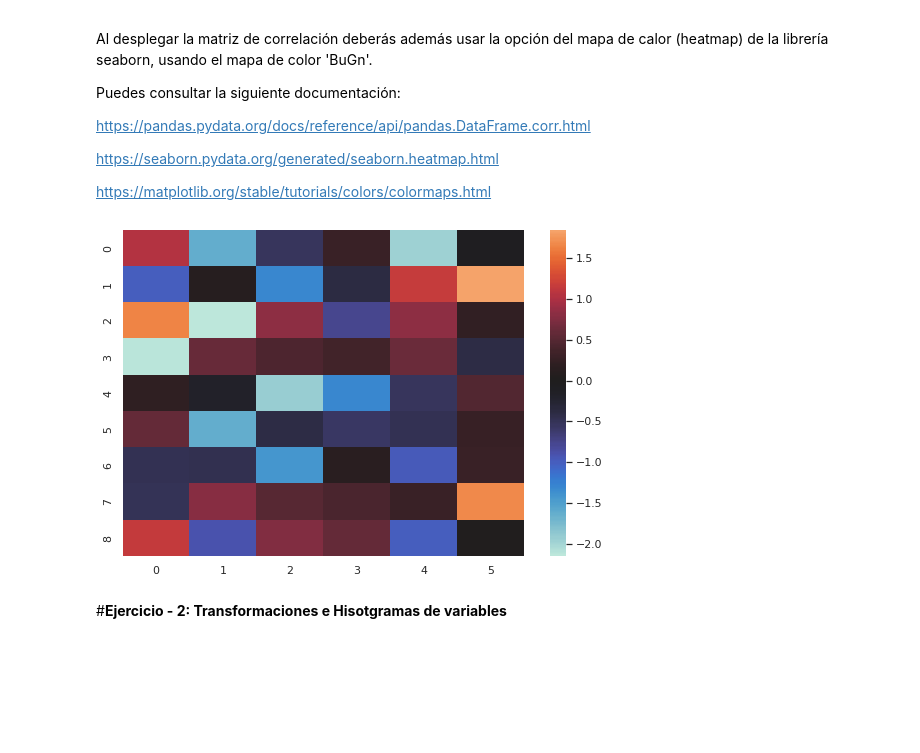
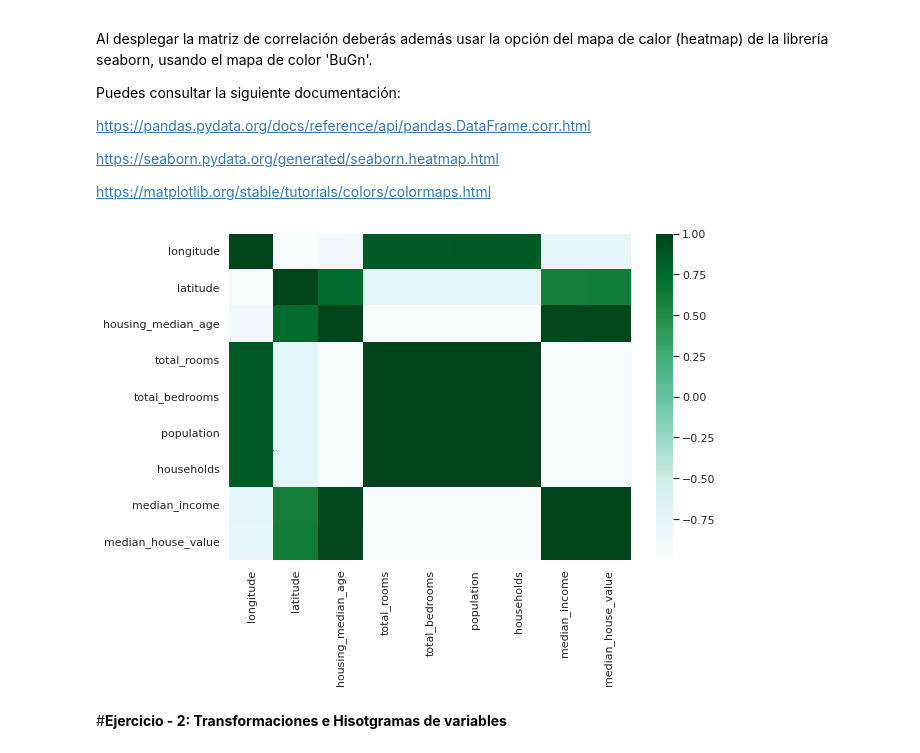
Before and after one commit to Handrum/Actividad3practicaRLM_A01793918_HelmyMoreno, a Jupyter notebook: MNA_IAyAA_semana_2_Actividad.ipynb, the cells around one changed output. Drawn from its saved outputs; the diff is of its cells as text; code cells hidden in the pictures; blank space fills up the shorter version.

```diff
--- a/MNA_IAyAA_semana_2_Actividad.ipynb
+++ b/MNA_IAyAA_semana_2_Actividad.ipynb
@@ -72,22 +72,22 @@ https://matplotlib.org/stable/tutorials/colors/colormaps.html
 # %%
 sns.set(rc={'figure.figsize':(9,6)})
 
 #########################################################################
 # INICIA LA SECCIÓN PARA AGREGAR CÓDIGO.
 # Ejercicio 1
 # Sustituye "None" por tus líneas de código dentro de esta región.
 # Se esperan cuando mucho 2 líneas de código.
 
-normal_data = np.random.randn(9, 6)
-ax = sns.heatmap(normal_data, center=0)
+df = misdatos.corr(method='pearson')
 
+ax = sns.heatmap(df, cmap='BuGn')
 
 # TERMINA LA SECCIÓN PARA AGREGAR CÓDIGO.
 #########################################################################
 
 plt.show()
 # %% [output]
-[figure, old version]
+[figure, new version]
 # %% [markdown]
 #**Ejercicio - 2: Transformaciones e Hisotgramas de variables**
 # %% [markdown]
```
Also changed, not shown: parts of 1 cell of this notebook.
